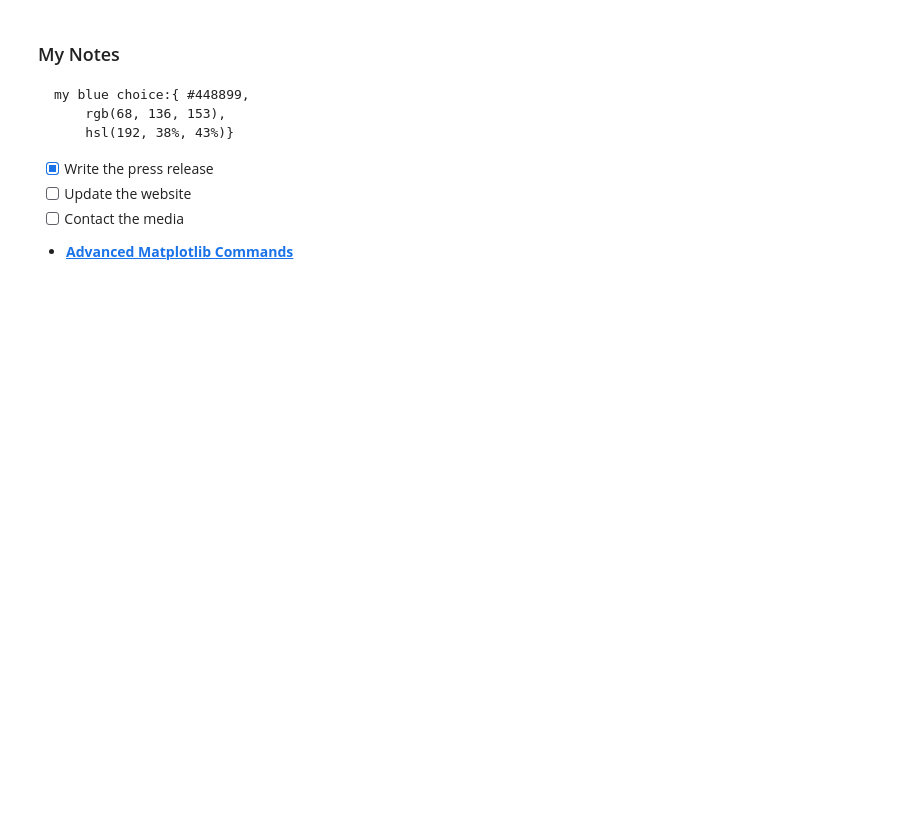
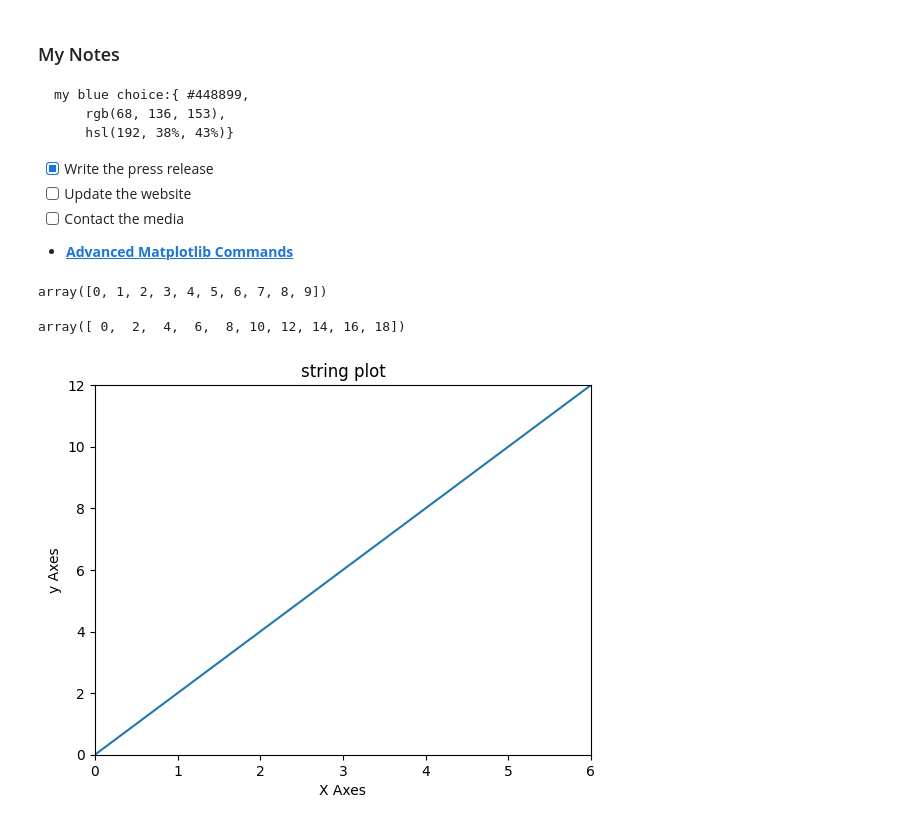
Before and after one commit to MJalingo/python_for_finance, a Jupyter notebook: Python-Finance-QuantConnect/04-Matplotlib/matplotlib_Mynotes.ipynb, the cells around one changed output. Drawn from its saved outputs; the diff is of its cells as text; code cells hidden in the pictures; blank space fills up the shorter version.

```diff
--- a/Python-Finance-QuantConnect/04-Matplotlib/matplotlib_Mynotes.ipynb
+++ b/Python-Finance-QuantConnect/04-Matplotlib/matplotlib_Mynotes.ipynb
@@ -14,11 +14,22 @@ import matplotlib.pyplot as plt
 import numpy as np
 # %%
 x = np.arange(0,10)
+y = 2*x
+# %%
+x
+# %% [output]
+array([0, 1, 2, 3, 4, 5, 6, 7, 8, 9])
+# %%
+y
+# %% [output]
+array([ 0,  2,  4,  6,  8, 10, 12, 14, 16, 18])
 # %%
-plt.plot(x,2*x)
+plt.plot(x,y)
 plt.xlabel("X Axes")
 plt.ylabel("y Axes")
 plt.xlim(0,6)
 plt.ylim(0,12)
 plt.title("string plot");
 plt.savefig("myfirstplot.png")
+# %% [output]
+[figure, added]
```
Also changed, not shown: parts of 12 cells of this notebook, 6 other files.
